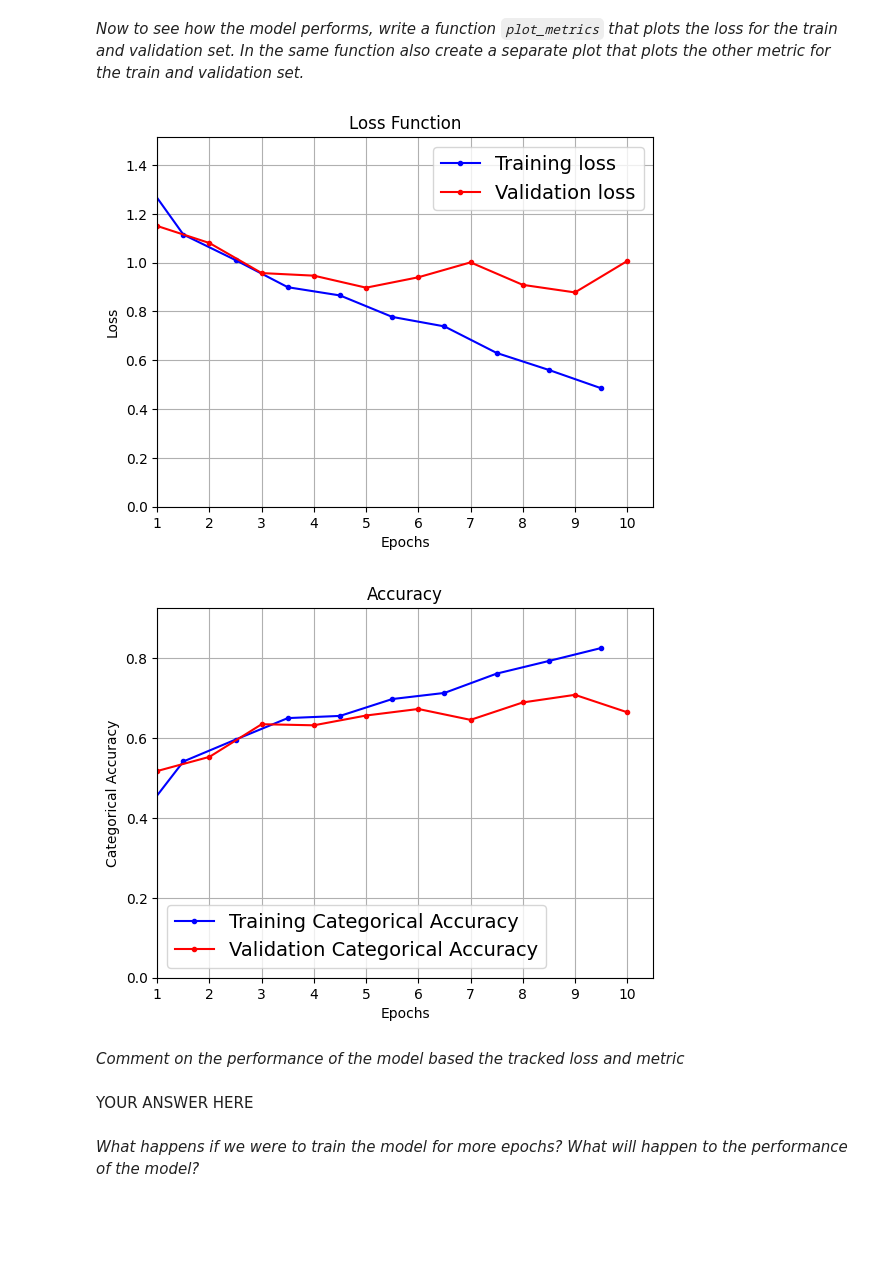
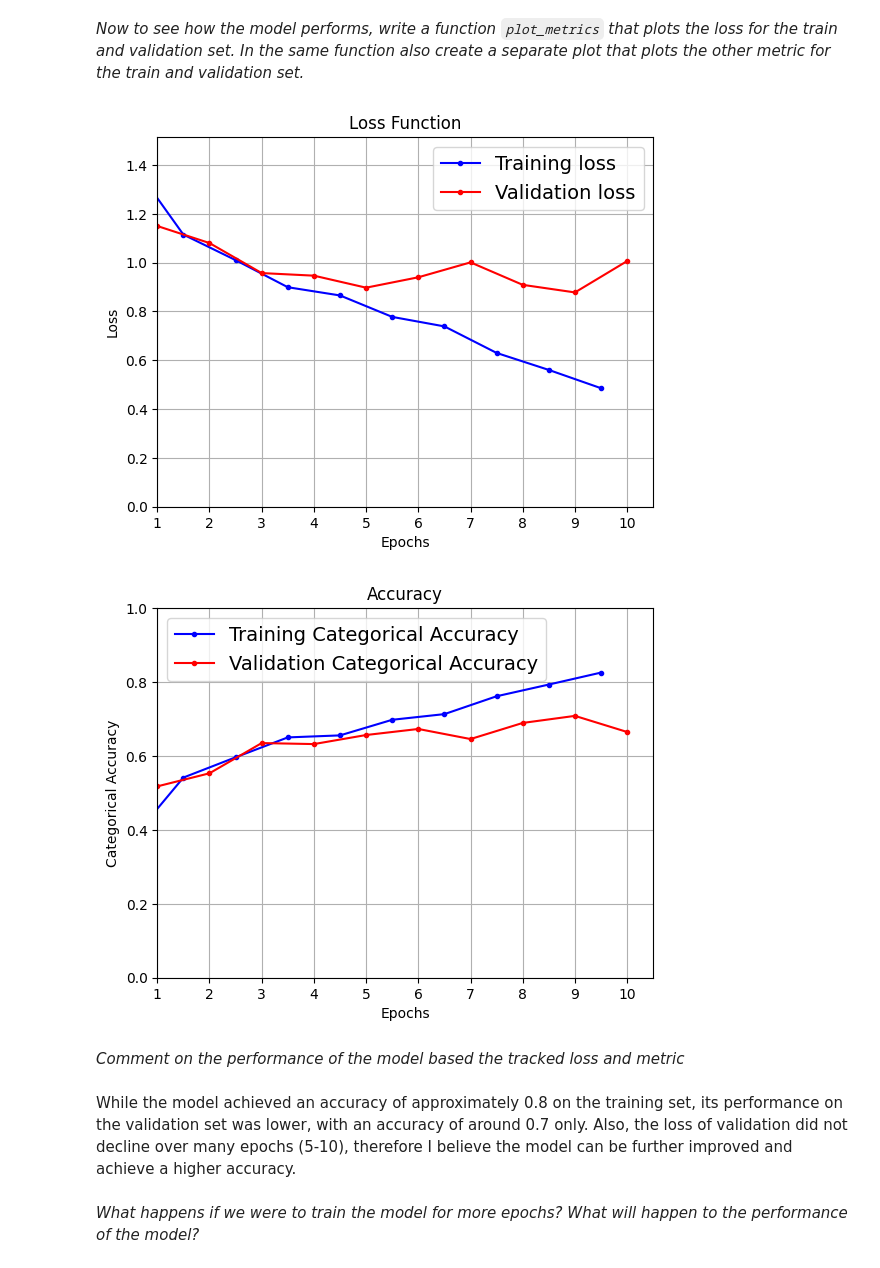
Before and after one commit to bennylao/ucl-ml-big-data, a Jupyter notebook: Coursework/spce0038_coursework_tf_23210403.ipynb, the cells around one changed output. Drawn from its saved outputs; the diff is of its cells as text; code cells hidden in the pictures; blank space fills up the shorter version.

```diff
--- a/Coursework/spce0038_coursework_tf_23210403.ipynb
+++ b/Coursework/spce0038_coursework_tf_23210403.ipynb
@@ -345,38 +340,39 @@ _Now to see how the model performs, write a function `plot_metrics` that plots t
 # %%
 import matplotlib as mpl
 def plot_metrics(history):
     # YOUR CODE HERE
     plt.figure()
     plt.gca().xaxis.set_major_locator(mpl.ticker.MaxNLocator(integer=True))
     plt.plot(np.arange(len(history.history["loss"])) + 0.5, history.history["loss"], "b.-", label="Training loss")
     plt.plot(np.arange(len(history.history["val_loss"])) + 1, history.history["val_loss"], "r.-", label="Validation loss")
     plt.axis([1, len(history.history["loss"])+0.5, 0, np.max(history.history["loss"] + history.history["val_loss"]) + 0.1])
     plt.legend(fontsize=14)
     plt.xlabel("Epochs")
     plt.ylabel("Loss")
     plt.title("Loss Function")
     plt.grid(True)
 
     plt.figure()
     plt.gca().xaxis.set_major_locator(mpl.ticker.MaxNLocator(integer=True))
     plt.plot(np.arange(len(history.history["categorical_accuracy"])) + 0.5, history.history["categorical_accuracy"], "b.-", label="Training Categorical Accuracy")
     plt.plot(np.arange(len(history.history["val_categorical_accuracy"])) + 1, history.history["val_categorical_accuracy"], "r.-", label="Validation Categorical Accuracy")
-    plt.axis([1, len(history.history["categorical_accuracy"])+0.5, 0, max(history.history["categorical_accuracy"] + history.history["val_categorical_accuracy"]) + 0.1])
+    plt.axis([1, len(history.history["categorical_accuracy"])+0.5, 0, 1])
     plt.legend(fontsize=14)
     plt.xlabel("Epochs")
     plt.ylabel("Categorical Accuracy")
     plt.title("Accuracy")
     plt.grid(True)
 
 
 plot_metrics(history_basic)
 # %% [output]
 [figure]
-[figure, old version]
+[figure, new version]
 # %% [markdown]
 _Comment on the performance of the model based the tracked loss and metric_
 # %% [markdown]
-YOUR ANSWER HERE
+While the model achieved an accuracy of approximately 0.8 on the training set, its performance on the validation set was lower, with an accuracy of around 0.7 only.
+Also, the loss of validation did not decline over many epochs (5-10), therefore I believe the model can be further improved and achieve a higher accuracy.
 # %% [markdown]
 *What happens if we were to train the model for more epochs? What will happen to the performance of the model?*
 # %% [markdown]
```
Also changed, not shown: parts of 22 cells of this notebook.
